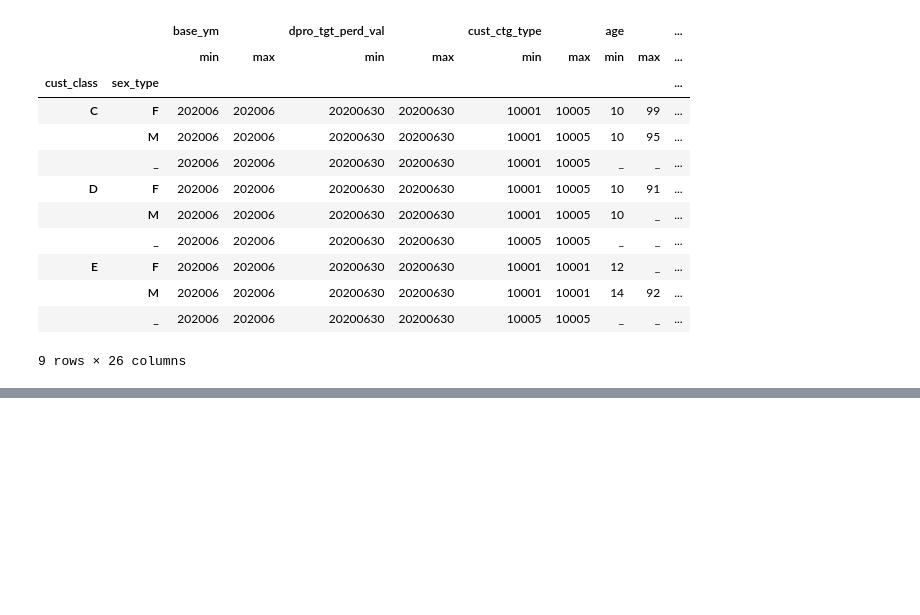
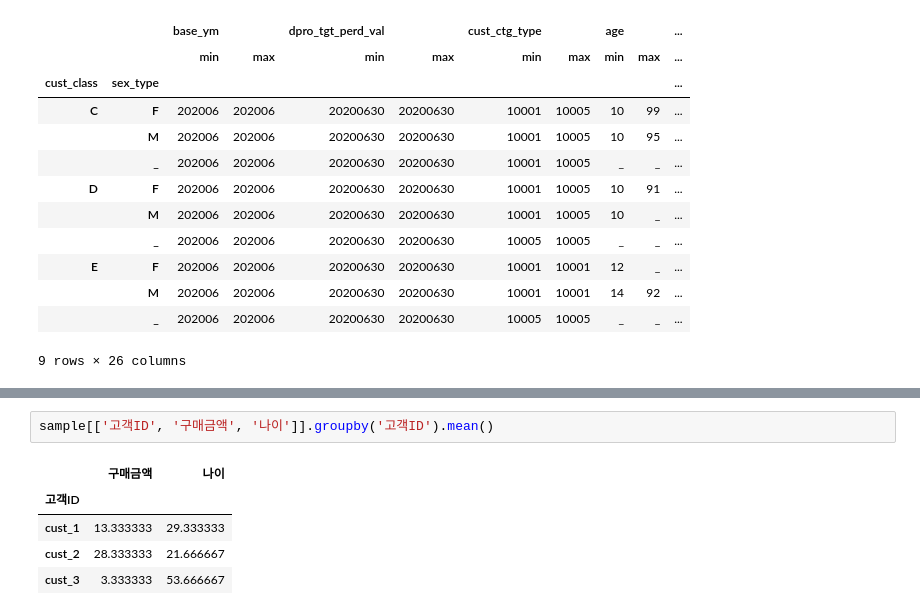
Before and after one commit to Jingu-Tr-Lee-06/Study_AICE, a Jupyter notebook: PythonNoteBook/AICE_Pandas_실습.ipynb, the cells around one changed output, grey strips where cells are left out. Saved outputs shown, nothing was run; the diff lists cells and outputs as text; blank space fills up the shorter version.

```diff
--- a/AICE_Pandas_실습.ipynb
+++ b/PythonNoteBook/AICE_Pandas_실습.ipynb
@@ -342,0 +298,8 @@ cust.set_index(['cust_class', 'sex_type']).groupby(['cust_class', 'sex_type']).a
+# %%
+sample[['고객ID', '구매금액', '나이']].groupby('고객ID').mean()
+# %% [output]
+|  | 구매금액 | 나이 |
+| 고객ID |  |  |
+| cust_1 | 13.333333 | 29.333333 |
+| cust_2 | 28.333333 | 21.666667 |
+| cust_3 | 3.333333 | 53.666667 |
```
Also changed, not shown: parts of 10 cells of this notebook, 6 other files.
